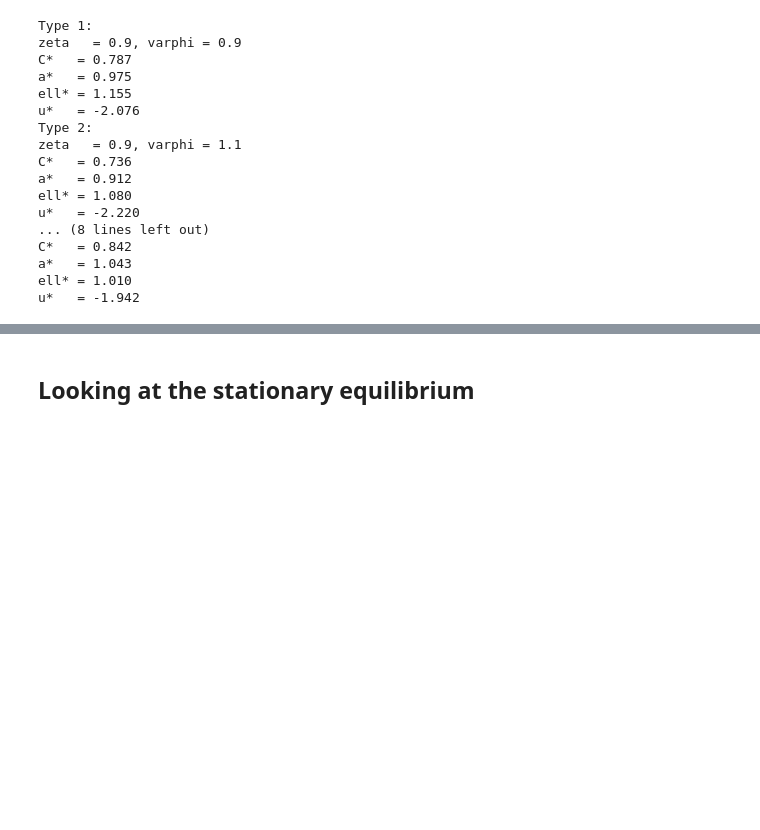
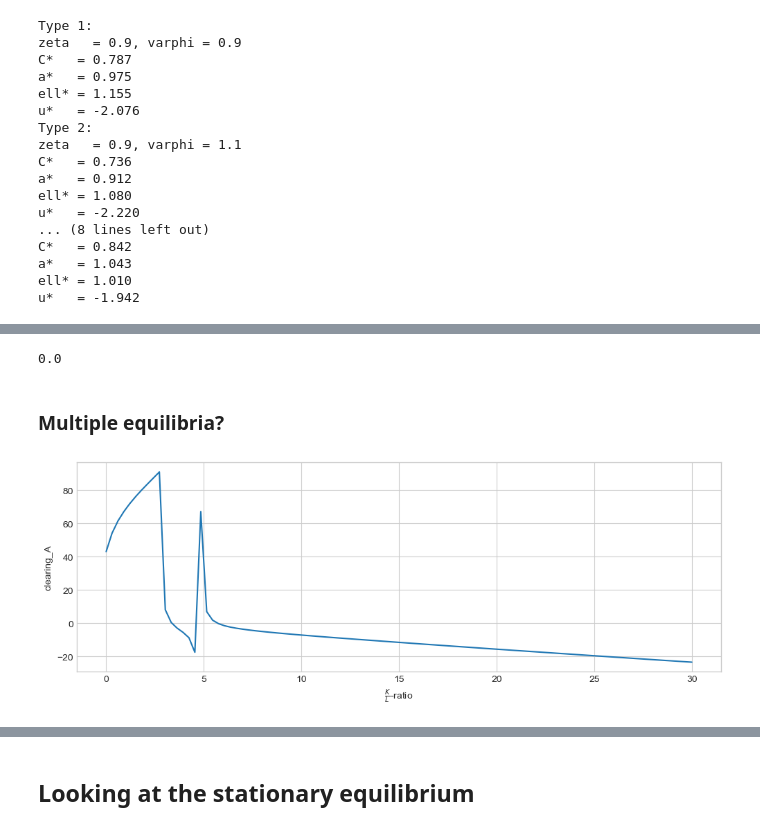
Before and after one commit to AskerNC/AdvMacroHet, a Jupyter notebook: Assignments/Handin/A1_hanc/StationaryEquilibrium.ipynb, the cells around one changed output, grey strips where cells are left out. Saved outputs shown, nothing was run; the diff lists cells and outputs as text; code cells hidden in the pictures; blank space fills up the shorter version.

Commit message:
assignemnt multiple solutions overview

```diff
--- a/Assignments/Handin/A1_hanc/StationaryEquilibrium.ipynb
+++ b/Assignments/Handin/A1_hanc/StationaryEquilibrium.ipynb
@@ -372,0 +441,4 @@ clearing_L     : -0.0000
+# %%
+model_calib = model.copy()
+model_calib.ss.taua = 0.2
+model_calib.ss.taul = 0.1
@@ -372,0 +590,34 @@ clearing_L     : -0.0000
+# %%
+model_calib.ss.KL
+# %% [output]
+0.0
+# %% [markdown]
+### Multiple equilibria?
+# %%
+
+def clearing_across_kl(model,start,end,N,solveclearing='A',varlist =[ 'Y', 'C_hh','U_hh','A_hh','ELL_hh','I','K','L','B','taxa','taxl','r','w','clearing_A','clearing_C','clearing_L']):
+    kl_list = np.linspace(start,end,N)
+
+    out_dict = {var :np.empty(N) for var in varlist}
+
+    model_calib = model.copy()
+    for i in range(N):
+        clearingi = obj_ss_kl(kl_list[i],model_calib,solveclearing)
+        for key, val in out_dict.items():
+            val[i] = getattr(model_calib.ss,key)
+
+    return kl_list, out_dict
+# %%
+kl_list, clearing_list = clearing_across_kl(model,0.01,30,100)
+# %%
+def plot_clearing_across_kl(kl_list,out_dict,plotvar,solveclearing='A'):
+    fig = plt.figure(figsize=(12,4),dpi=100)
+    ax = fig.add_subplot(1,1,1)
+
+    ax.plot(kl_list,out_dict[plotvar])
+    ax.set_xlabel('$\\frac{K}{L}$-ratio')
+    ax.set_ylabel(f'{plotvar}')
+# %%
+plot_clearing_across_kl(kl_list,clearing_list,'clearing_A')
+# %% [output]
+[figure, added]
```
Also changed, not shown: parts of 57 cells of this notebook, 10 other files.
